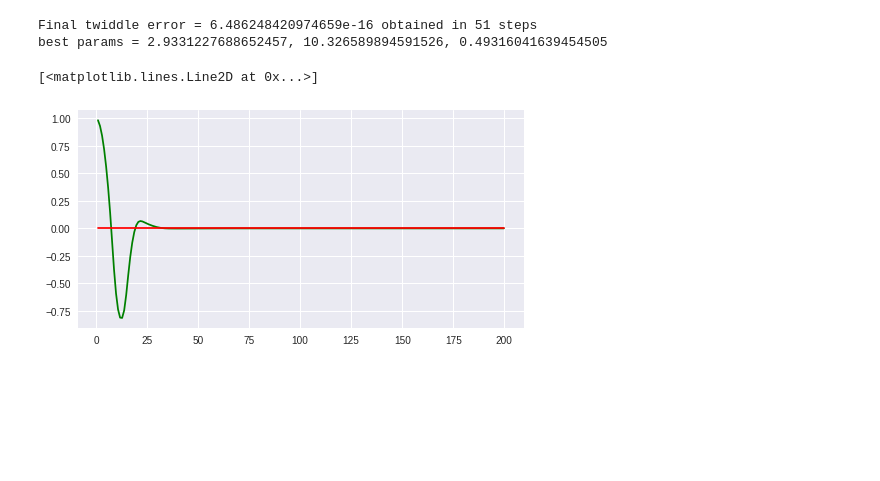
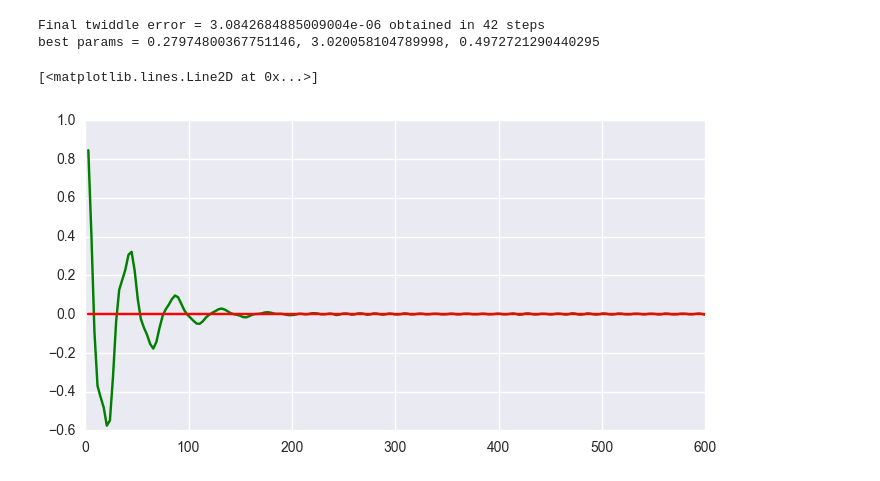
Before and after one commit to itoyjakra/PID-Control, a Jupyter notebook: python/PID.ipynb, the cells around one changed output. Saved outputs shown, nothing was run; the diff lists cells and outputs as text; code cells hidden in the pictures; blank space fills up the shorter version.

```diff
--- a/python/PID.ipynb
+++ b/python/PID.ipynb
@@ -237,22 +237,22 @@ ax1.legend(loc=1)
 # %%
-def twiddle(tol=0.2):
+def twiddle(tol=0.2, speed=1.0):
     p = [0, 0, 0]
     dp = [1, 1, 1]
     robot = make_robot()
-    x_trajectory, y_trajectory, best_err = run(robot, p)
+    x_trajectory, y_trajectory, best_err = run(robot, p, speed=speed)
     counter = 0
     while sum(dp) > tol:
         for i in range(len(p)):
             robot = make_robot()
             p[i] += dp[i]
-            x_trajectory, y_trajectory, err = run(robot, p)
+            x_trajectory, y_trajectory, err = run(robot, p, speed=speed)
             if err < best_err:
                 best_err = err
                 dp[i] *= 1.1
             else:
                 p[i] -= 2 * dp[i]
                 robot = make_robot()
-                x_trajectory, y_trajectory, err = run(robot, p)
+                x_trajectory, y_trajectory, err = run(robot, p, speed=speed)
                 if err < best_err:
                     best_err = err
                     dp[i] *= 1.1
@@ -293,18 +293,19 @@ def run(robot, params, n=100, speed=1.0):
             err += cte ** 2
     return x_trajectory, y_trajectory, err / n
 # %%
-params, err, counter = twiddle(0.2)
+SPEED = 3.0
+params, err, counter = twiddle(tol=0.1, speed=SPEED)
 print("Final twiddle error = {} obtained in {} steps".format(err, counter))
 print('best params = {}, {}, {}'.format(params[0], params[1], params[2]))
 robot = make_robot()
-x_trajectory, y_trajectory, err = run(robot, params)
+x_trajectory, y_trajectory, err = run(robot, params, speed=SPEED)
 n = len(x_trajectory)
 
 fig, ax1 = plt.subplots(1, 1, figsize=(8, 4))
 ax1.plot(x_trajectory, y_trajectory, 'g', label='Twiddle PID controller')
 ax1.plot(x_trajectory, np.zeros(n), 'r', label='reference')
 # %% [output]
-Final twiddle error = 6.486248420974659e-16 obtained in 51 steps
-best params = 2.9331227688652457, 10.326589894591526, 0.49316041639454505
+Final twiddle error = 3.0842684885009004e-06 obtained in 42 steps
+best params = 0.27974800367751146, 3.020058104789998, 0.4972721290440295
 [<matplotlib.lines.Line2D at 0x...>]
-[figure, old version]
+[figure, new version]
```
Also changed, not shown: parts of 5 cells of this notebook, 4 other files.
